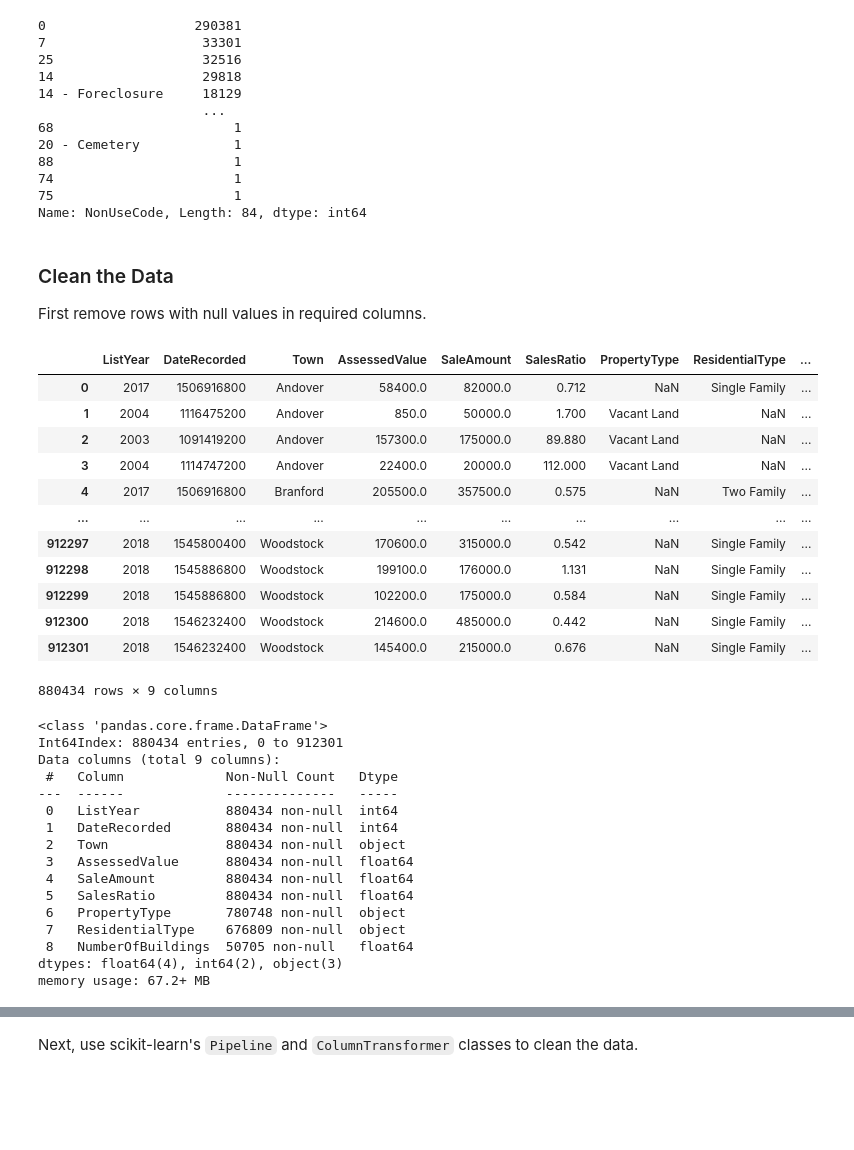
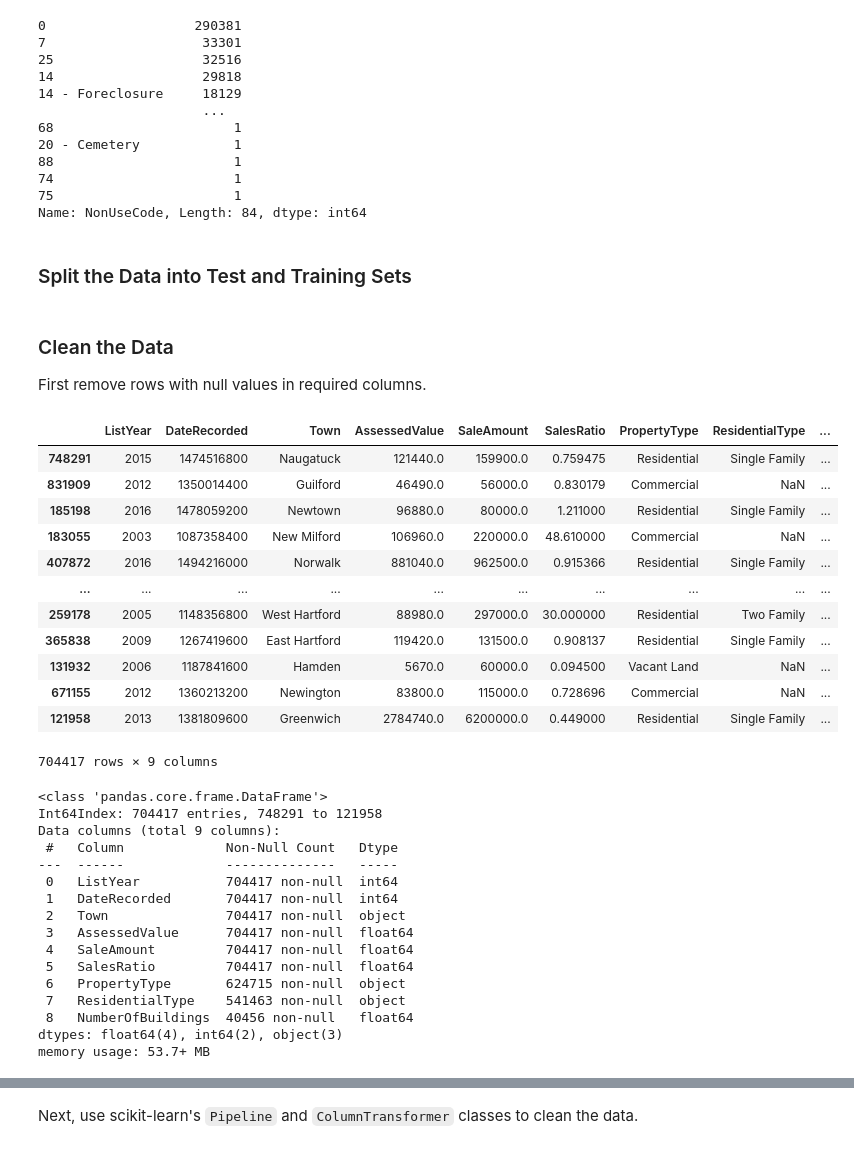
Before and after one commit to AJarombek/machine-learning-programs, a Jupyter notebook: programs/ct-housing/ct-housing.ipynb, the cells around one changed output, grey strips where cells are left out. Drawn from its saved outputs; the diff is of its cells as text; code cells hidden in the pictures; blank space fills up the shorter version.

Commit message:
data passed to ML algorithm

```diff
--- a/programs/ct-housing/ct-housing.ipynb
+++ b/programs/ct-housing/ct-housing.ipynb
@@ -180,53 +180,59 @@ ct_housing['NonUseCode'].astype('category').value_counts()
 74                       1
 75                       1
 Name: NonUseCode, Length: 84, dtype: int64
+# %% [markdown]
+### Split the Data into Test and Training Sets
+# %%
+from sklearn.model_selection import train_test_split
+
+train_set, test_set = train_test_split(ct_housing, test_size=0.2, random_state=42)
 # %% [markdown]
 ### Clean the Data
 
 First remove rows with null values in required columns.
 # %%
-ct_housing_full_data = ct_housing.drop(['Remarks', 'Address', 'SerialNumber', 'NonUseCode'], axis=1)
+ct_housing_full_data = train_set.drop(['Remarks', 'Address', 'SerialNumber', 'NonUseCode'], axis=1)
 ct_housing_full_data = ct_housing_full_data[~ct_housing_full_data['DateRecorded'].isnull()]
 ct_housing_full_data = ct_housing_full_data[~ct_housing_full_data['AssessedValue'].isnull()]
 ct_housing_full_data = ct_housing_full_data[~ct_housing_full_data['SaleAmount'].isnull()]
 ct_housing_full_data = ct_housing_full_data[~ct_housing_full_data['SalesRatio'].isnull()]
 
 def convert_to_unix(x: str) -> int:
     ts = datetime.strptime(x, "%m/%d/%Y")
     return int(time.mktime(ts.timetuple()))
 
 ct_housing_full_data['DateRecorded'] = ct_housing_full_data['DateRecorded'].apply(convert_to_unix)
 ct_housing_full_data
 # %% [output]
 |  | ListYear | DateRecorded | Town | AssessedValue | SaleAmount | SalesRatio | PropertyType | ResidentialType | ... |
-| 0 | 2017 | 1506916800 | Andover | 58400.0 | 82000.0 | 0.712 | NaN | Single Family | ... |
-| 1 | 2004 | 1116475200 | Andover | 850.0 | 50000.0 | 1.700 | Vacant Land | NaN | ... |
-| 2 | 2003 | 1091419200 | Andover | 157300.0 | 175000.0 | 89.880 | Vacant Land | NaN | ... |
-| 3 | 2004 | 1114747200 | Andover | 22400.0 | 20000.0 | 112.000 | Vacant Land | NaN | ... |
-| 4 | 2017 | 1506916800 | Branford | 205500.0 | 357500.0 | 0.575 | NaN | Two Family | ... |
+| 748291 | 2015 | 1474516800 | Naugatuck | 121440.0 | 159900.0 | 0.759475 | Residential | Single Family | ... |
+| 831909 | 2012 | 1350014400 | Guilford | 46490.0 | 56000.0 | 0.830179 | Commercial | NaN | ... |
+| 185198 | 2016 | 1478059200 | Newtown | 96880.0 | 80000.0 | 1.211000 | Residential | Single Family | ... |
+| 183055 | 2003 | 1087358400 | New Milford | 106960.0 | 220000.0 | 48.610000 | Commercial | NaN | ... |
+| 407872 | 2016 | 1494216000 | Norwalk | 881040.0 | 962500.0 | 0.915366 | Residential | Single Family | ... |
 | ... | ... | ... | ... | ... | ... | ... | ... | ... | ... |
-| 912297 | 2018 | 1545800400 | Woodstock | 170600.0 | 315000.0 | 0.542 | NaN | Single Family | ... |
-| 912298 | 2018 | 1545886800 | Woodstock | 199100.0 | 176000.0 | 1.131 | NaN | Single Family | ... |
-| 912299 | 2018 | 1545886800 | Woodstock | 102200.0 | 175000.0 | 0.584 | NaN | Single Family | ... |
-| 912300 | 2018 | 1546232400 | Woodstock | 214600.0 | 485000.0 | 0.442 | NaN | Single Family | ... |
-| 912301 | 2018 | 1546232400 | Woodstock | 145400.0 | 215000.0 | 0.676 | NaN | Single Family | ... |
+| 259178 | 2005 | 1148356800 | West Hartford | 88980.0 | 297000.0 | 30.000000 | Residential | Two Family | ... |
+| 365838 | 2009 | 1267419600 | East Hartford | 119420.0 | 131500.0 | 0.908137 | Residential | Single Family | ... |
+| 131932 | 2006 | 1187841600 | Hamden | 5670.0 | 60000.0 | 0.094500 | Vacant Land | NaN | ... |
+| 671155 | 2012 | 1360213200 | Newington | 83800.0 | 115000.0 | 0.728696 | Commercial | NaN | ... |
+| 121958 | 2013 | 1381809600 | Greenwich | 2784740.0 | 6200000.0 | 0.449000 | Residential | Single Family | ... |
-880434 rows × 9 columns
+704417 rows × 9 columns
 # %%
 ct_housing_full_data.info()
 # %% [output]
 <class 'pandas.core.frame.DataFrame'>
-Int64Index: 880434 entries, 0 to 912301
+Int64Index: 704417 entries, 748291 to 121958
 Data columns (total 9 columns):
  #   Column             Non-Null Count   Dtype
 ---  ------             --------------   -----
- 0   ListYear           880434 non-null  int64
- 1   DateRecorded       880434 non-null  int64
- 2   Town               880434 non-null  object
- 3   AssessedValue      880434 non-null  float64
- 4   SaleAmount         880434 non-null  float64
- 5   SalesRatio         880434 non-null  float64
- 6   PropertyType       780748 non-null  object
- 7   ResidentialType    676809 non-null  object
- 8   NumberOfBuildings  50705 non-null   float64
+ 0   ListYear           704417 non-null  int64
+ 1   DateRecorded       704417 non-null  int64
+ 2   Town               704417 non-null  object
+ 3   AssessedValue      704417 non-null  float64
+ 4   SaleAmount         704417 non-null  float64
+ 5   SalesRatio         704417 non-null  float64
+ 6   PropertyType       624715 non-null  object
+ 7   ResidentialType    541463 non-null  object
+ 8   NumberOfBuildings  40456 non-null   float64
 dtypes: float64(4), int64(2), object(3)
-memory usage: 67.2+ MB
+memory usage: 53.7+ MB
```
Also changed, not shown: parts of 7 cells of this notebook, 1 other file.
